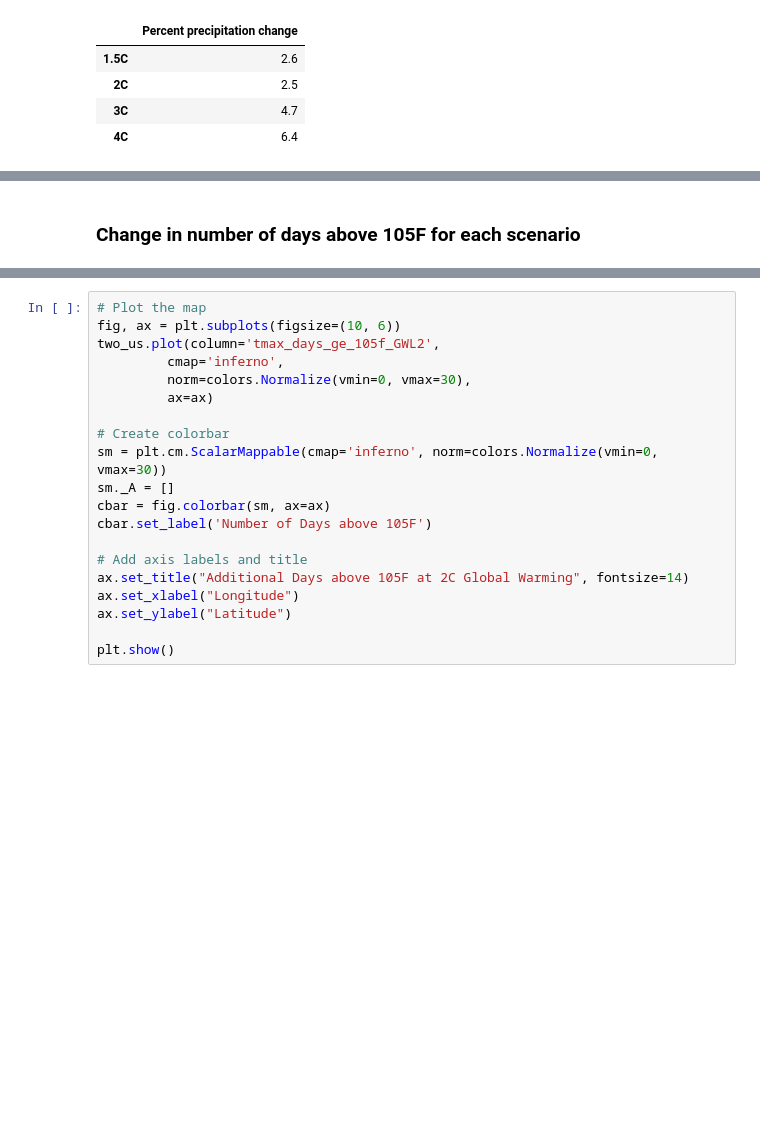
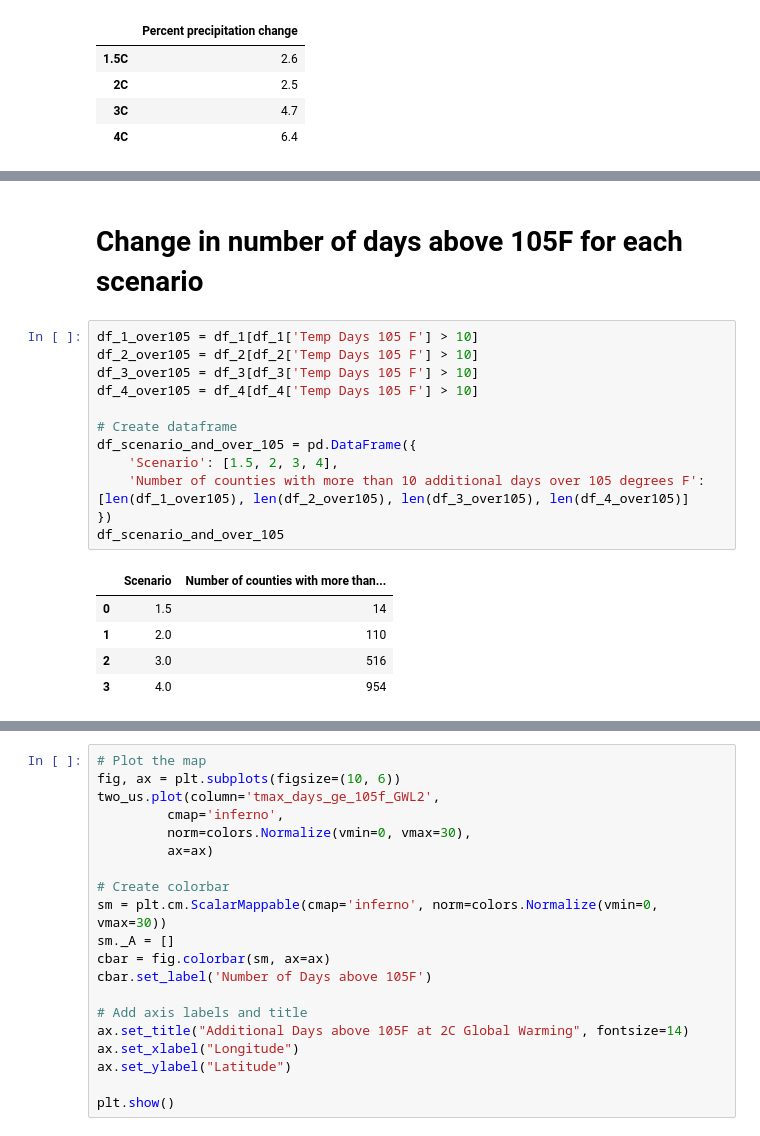
Before and after one commit to haleycrim/final-project, a Jupyter notebook: Final_project.ipynb, the cells around one changed output, grey strips where cells are left out. Cells and saved outputs as stored; diff of their text form; blank space fills up the shorter version.

```diff
--- a/Final_project.ipynb
+++ b/Final_project.ipynb
@@ -338,4 +346,22 @@ plt.show()
 # %% [output]
 [figure]
 # %% [markdown]
-### Change in number of days above 105F for each scenario
+# Change in number of days above 105F for each scenario
+# %%
+df_1_over105 = df_1[df_1['Temp Days 105 F'] > 10]
+df_2_over105 = df_2[df_2['Temp Days 105 F'] > 10]
+df_3_over105 = df_3[df_3['Temp Days 105 F'] > 10]
+df_4_over105 = df_4[df_4['Temp Days 105 F'] > 10]
+
+# Create dataframe
+df_scenario_and_over_105 = pd.DataFrame({
+    'Scenario': [1.5, 2, 3, 4],
+    'Number of counties with more than 10 additional days over 105 degrees F': [len(df_1_over105), len(df_2_over105), len(df_3_over105), len(df_4_over105)]
+})
+df_scenario_and_over_105
+# %% [output]
+|  | Scenario | Number of counties with more than... |
+| 0 | 1.5 | 14 |
+| 1 | 2.0 | 110 |
+| 2 | 3.0 | 516 |
+| 3 | 4.0 | 954 |
```
Also changed, not shown: parts of 41 cells of this notebook.
